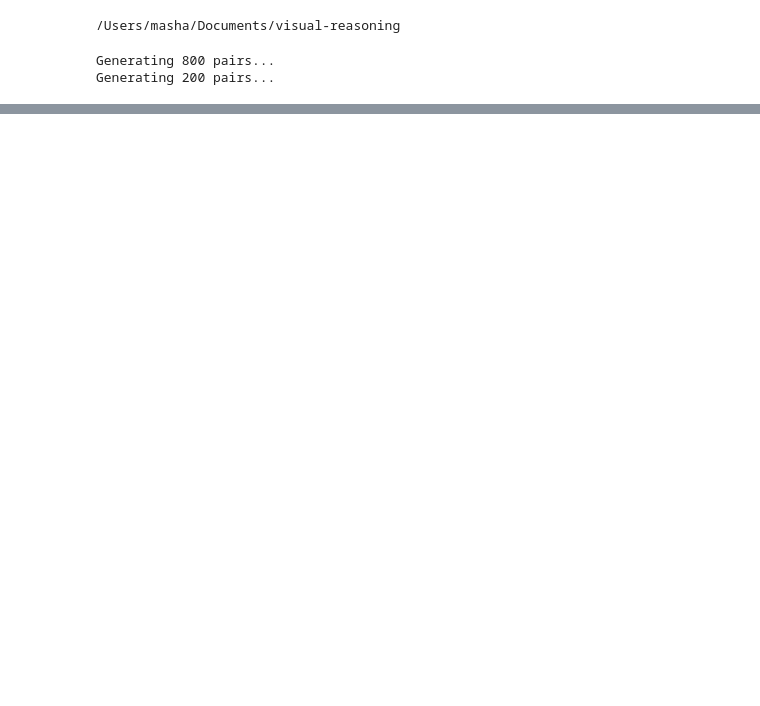
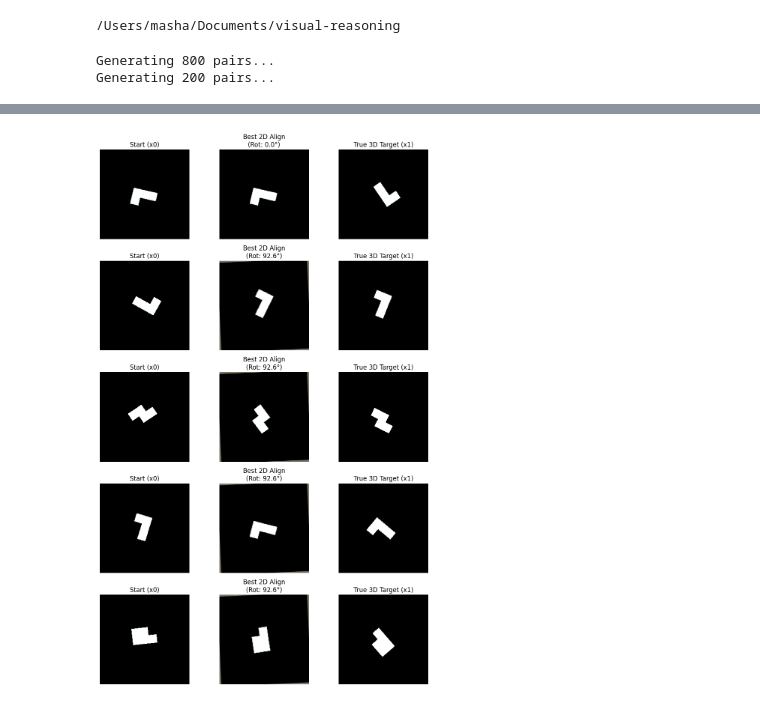
Before and after one commit to mashathepotato/visual-reasoning, a Jupyter notebook: notebooks/recursive_fm_2d.ipynb, the cells around one changed output, grey strips where cells are left out. Drawn from its saved outputs; the diff is of its cells as text; code cells hidden in the pictures; blank space fills up the shorter version.

Commit message:
Rotation works, training doesn't

```diff
--- a/notebooks/recursive_fm_2d.ipynb
+++ b/notebooks/recursive_fm_2d.ipynb
@@ -190,0 +349,83 @@ optimizer = optim.AdamW(filter(lambda p: p.requires_grad, model.parameters()), l
+# %%
+# --- VISUALIZATION HELPER ---
+def visualize_alignment_heuristic(loader, num_samples=5):
+    """
+    Visualizes what the 'Best Alignment' function actually produces.
+    Compares: Start -> Best 2D Rotation -> True 3D Target
+    """
+    # 1. Get a batch
+    x0, x1, labels = next(iter(loader))
+    x0, x1 = x0.to(DEVICE), x1.to(DEVICE)
+
+    # Filter for 'Same' pairs only (labels=1)
+    # We can't align different objects!
+    mask = (labels == 1.0)
+    x0 = x0[mask][:num_samples]
+    x1 = x1[mask][:num_samples]
+
+    if len(x0) == 0:
+        print("No 'same' pairs found in this batch to visualize.")
+        return
+
+    # 2. Run the Heuristic
+    with torch.no_grad():
+        # Find best angle
+        best_angles = get_best_alignment_angle(x0, x1)
+
+        # Generate the aligned image
+        x_aligned = K.rotate(x0, best_angles)
+
+        # Calculate Error (MSE)
+        mse = torch.mean((x_aligned - x1)**2, dim=[1, 2, 3])
+
+    # 3. Plot
+    fig, axes = plt.subplots(len(x0), 3, figsize=(10, 3 * len(x0)))
+    if len(x0) == 1: axes = [axes] # Handle single row case
+
+    # Helper to denormalize
+    def denorm(t):
+        img = t.cpu().permute(1, 2, 0).numpy()
+        img = (img * IMAGENET_STD) + IMAGENET_MEAN
+        return np.clip(img, 0, 1)
+
+    print(f"{'Angle':<10} | {'MSE Error':<10} | {'Status'}")
+    print("-" * 35)
+
+    for i in range(len(x0)):
+        # Metrics
+        ang = best_angles[i].item()
+        err = mse[i].item()
+        status = "Good Match" if err < 0.5 else "Perspective Mismatch" # Arbitrary threshold
+        print(f"{ang:>6.1f}°   | {err:>6.4f}     | {status}")
+
+        # Draw
+        ax_row = axes[i] if len(x0) > 1 else axes
+
+        # Column 1: Start
+        ax_row[0].imshow(denorm(x0[i]))
+        ax_row[0].set_title("Start (x0)")
+        ax_row[0].axis('off')
+
+        # Column 2: Heuristic Result (What we train on)
+        ax_row[1].imshow(denorm(x_aligned[i]))
+        ax_row[1].set_title(f"Best 2D Align\n(Rot: {ang:.1f}°)")
+
+        # Highlight borders based on error
+        color = 'green' if err < 0.3 else 'orange'
+        for spine in ax_row[1].spines.values():
+            spine.set_edgecolor(color)
+            spine.set_linewidth(3)
+        ax_row[1].axis('off')
+
+        # Column 3: True Target
+        ax_row[2].imshow(denorm(x1[i]))
+        ax_row[2].set_title("True 3D Target (x1)")
+        ax_row[2].axis('off')
+
+    plt.tight_layout()
+    plt.show()
+
+# --- RUN IT ---
+print("Checking Alignment Heuristic on Test Set...")
+visualize_alignment_heuristic(test_loader, num_samples=5)
+# %% [output]
@@ -190,0 +440 @@ optimizer = optim.AdamW(filter(lambda p: p.requires_grad, model.parameters()), l
+[figure, added]
```
Also changed, not shown: parts of 4 cells of this notebook.
